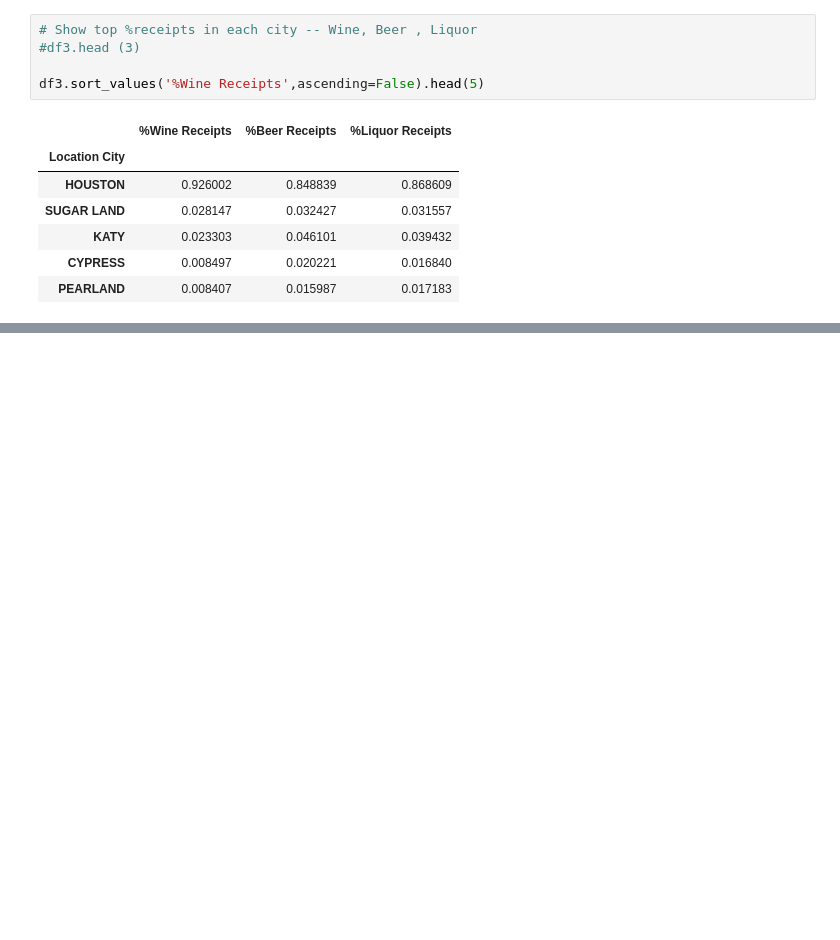
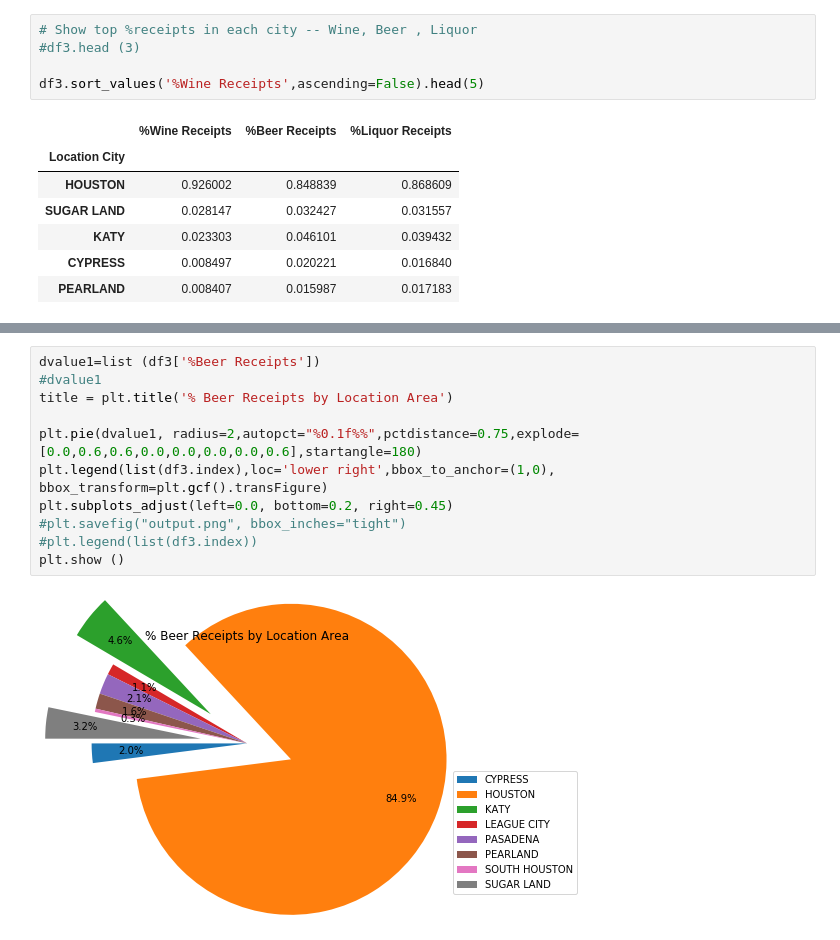
Before and after one commit to ejkaster/Project-1-Top-5-US-Cities-Real-Estate-Trends, a Jupyter notebook: Deandrea_analysis.ipynb, the cells around one changed output, grey strips where cells are left out. Saved outputs shown, nothing was run; the diff lists cells and outputs as text; blank space fills up the shorter version.

```diff
--- a/Deandrea_analysis.ipynb
+++ b/Deandrea_analysis.ipynb
@@ -183,0 +189,13 @@ plt.show ()
+# %%
+dvalue1=list (df3['%Beer Receipts'])
+#dvalue1
+title = plt.title('% Beer Receipts by Location Area')
+
+plt.pie(dvalue1, radius=2,autopct="%0.1f%%",pctdistance=0.75,explode=[0.0,0.6,0.6,0.0,0.0,0.0,0.0,0.6],startangle=180)
+plt.legend(list(df3.index),loc='lower right',bbox_to_anchor=(1,0), bbox_transform=plt.gcf().transFigure)
+plt.subplots_adjust(left=0.0, bottom=0.2, right=0.45)
+#plt.savefig("output.png", bbox_inches="tight")
+#plt.legend(list(df3.index))
+plt.show ()
+# %% [output]
+[figure, added]
```
Also changed, not shown: parts of 3 cells of this notebook, 1 other file.
